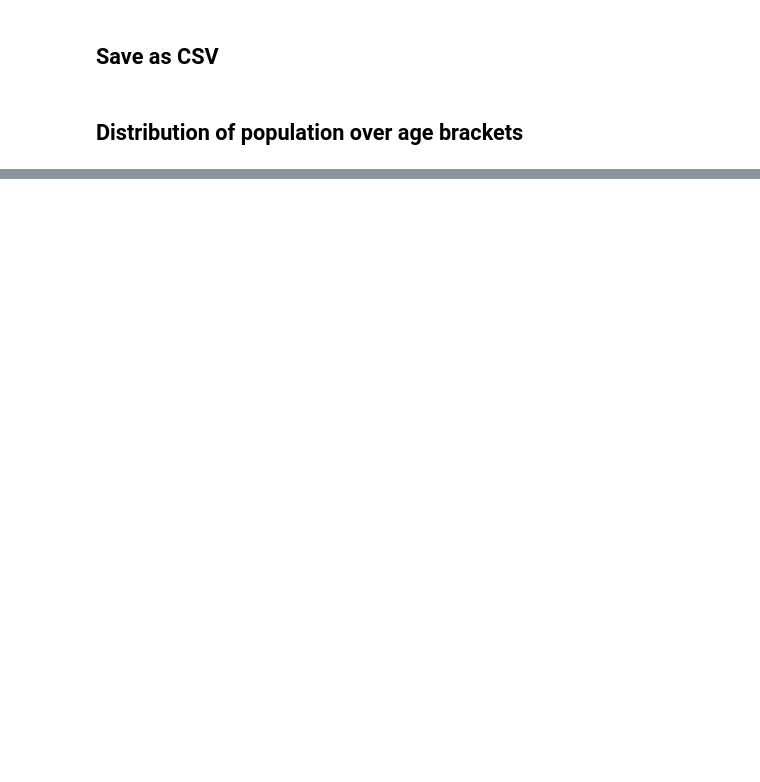
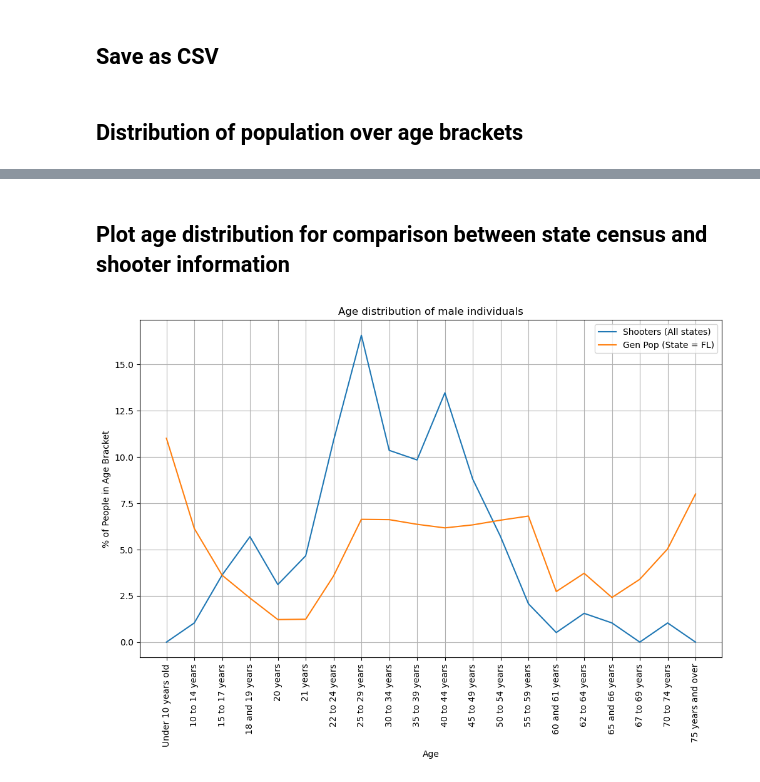
Before and after one commit to benoitchamot/Shootings, a Jupyter notebook: Census_Data.ipynb, the cells around one changed output, grey strips where cells are left out. Saved outputs shown, nothing was run; the diff lists cells and outputs as text; code cells hidden in the pictures; blank space fills up the shorter version.

```diff
--- a/Census_Data.ipynb
+++ b/Census_Data.ipynb
@@ -91,0 +199,39 @@ state_data_percent
+# %%
+def get_state_age_distribution(male_age_census_pd, state):
+    # Filter data based on state
+    state_data_percent = male_age_census_pd.loc[male_age_census_pd['state']==state,:]
+
+    # Reset and delete index column
+    state_data_percent = state_data_percent.reset_index()
+    state_data_percent = state_data_percent.drop(columns='index')
+
+    # Calculate Percent of population in each age bracket
+    for b in group_names:
+        state_data_percent.loc[0,b] = 100*state_data_percent.loc[0,b]/state_data_percent.loc[0,'Total Population']
+
+    # Drop ununsed columns
+    state_data_percent = state_data_percent.drop(columns=['state','Total Population'])
+
+    # Transpose DataFrame
+    state_data_percent = state_data_percent.transpose()
+
+    # Rename state column
+    state_data_percent = state_data_percent.rename(columns={0: state})
+
+    # Return DataFrame for state
+    return state_data_percent
+
+def plot_age_distribution(stat_df, state_data_percent, state):
+    # Plot distribution of shooter over age brackets
+    stat_df = stat_df.sort_index()
+
+    plt.figure(figsize=(12,7))
+    plt.grid()
+    plt.plot(stat_df['Percent'])
+    plt.plot(state_data_percent[state])
+    plt.legend(["Shooters (All states)", f"Gen Pop (State = {state})"])
+    plt.title('Age distribution of male individuals')
+    plt.xticks(list(range(len(group_names))),group_names,rotation=90)
+    plt.xlabel('Age')
+    plt.ylabel('% of People in Age Bracket')
+    plt.show()
@@ -91,0 +305,9 @@ state_data_percent
+# %% [markdown]
+## Plot age distribution for comparison between state census and shooter information
+# %%
+# Select state
+state = 'FL'
+state_data_percent = get_state_age_distribution(male_age_census_pd, state)
+plot_age_distribution(stat_df, state_data_percent, state)
+# %% [output]
+[figure, added]
```
Also changed, not shown: parts of 16 cells of this notebook.
